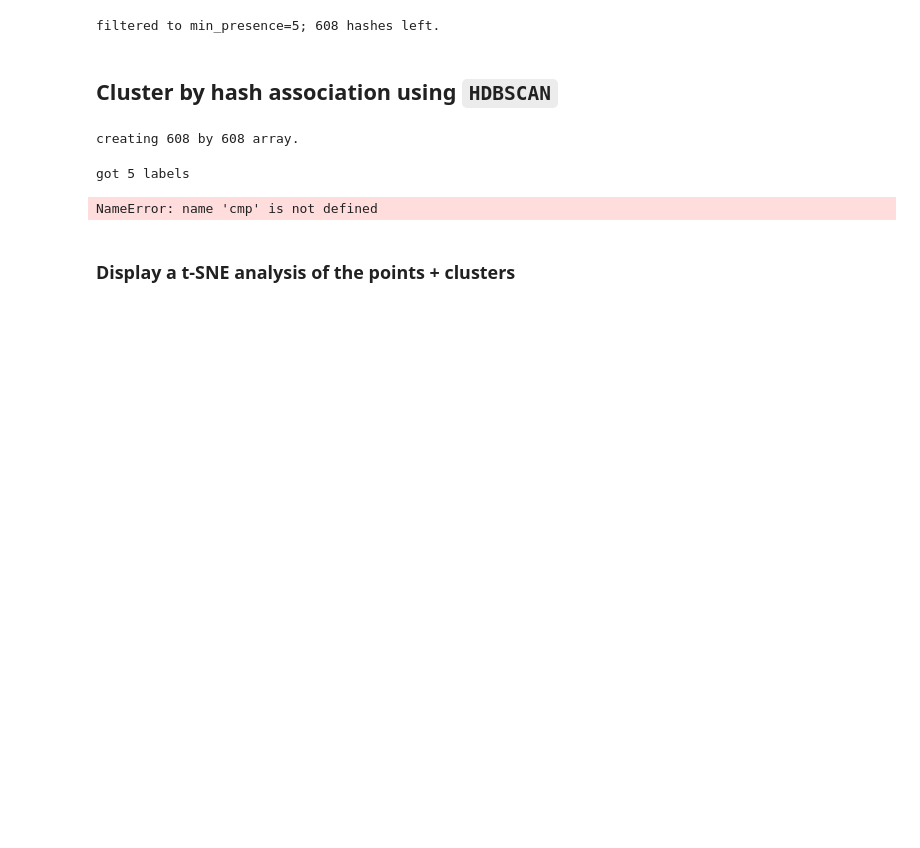
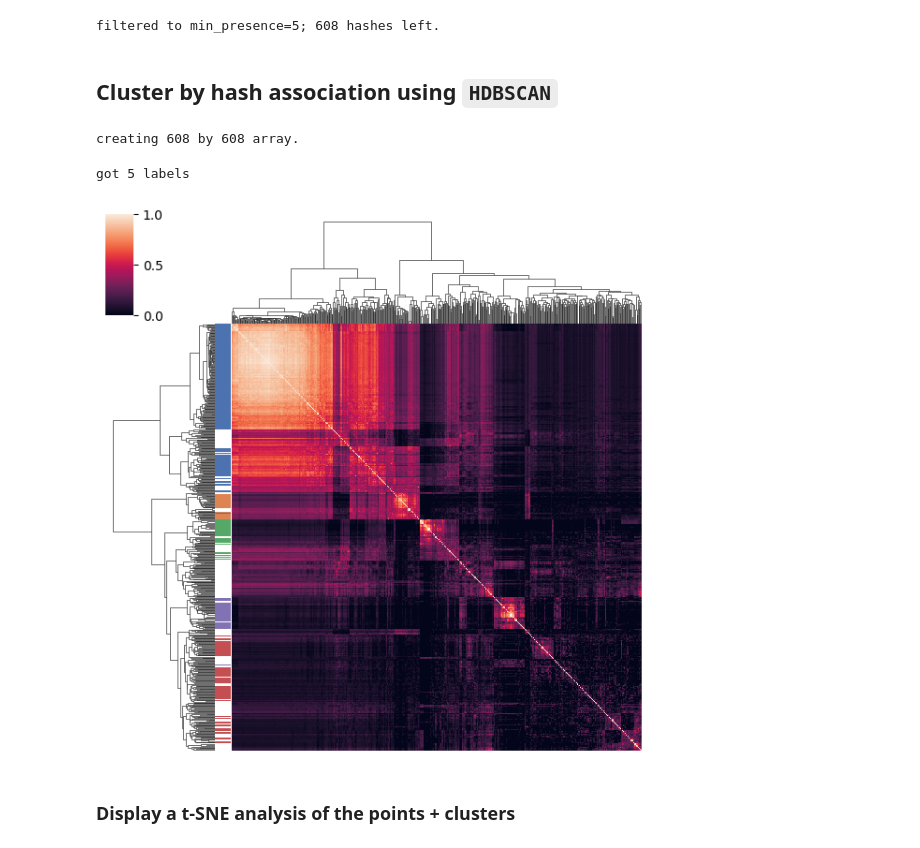
Before and after one commit to ctb/2024-pangenome-hash-corr, a Jupyter notebook: hdbscan.ipynb, the cells around one changed output. Saved outputs shown, nothing was run; the diff lists cells and outputs as text; code cells hidden in the pictures; blank space fills up the shorter version.

```diff
--- a/hdbscan.ipynb
+++ b/hdbscan.ipynb
@@ -55,15 +55,15 @@ creating 608 by 608 array.
 # %%
 min_cluster_size=15
 labels = sklearn.cluster.HDBSCAN(min_cluster_size=min_cluster_size).fit_predict(1 - assoc_cmp)
 
 print(f'got {numpy.unique(labels).max() + 1} labels')
 palette = sns.color_palette('deep', numpy.unique(labels).max() + 1)
-cluster_colors = [palette[x] if x >= 0 else (0.0, 0.0, 0.0) for x in labels]
+cluster_colors = [palette[x] if x >= 0 else (1.0, 1.0, 1.0) for x in labels]
 
-fig = sns.clustermap(cmp, xticklabels=[], yticklabels=[], figsize=(6, 6), row_colors=cluster_colors) # pangenome_colors
+fig = sns.clustermap(assoc_cmp, xticklabels=[], yticklabels=[], figsize=(6, 6), row_colors=cluster_colors) # pangenome_colors
 # %% [output]
 got 5 labels
-NameError: name 'cmp' is not defined
+[figure, added]
 # %% [markdown]
 ### Display a t-SNE analysis of the points + clusters
 # %%
```
Also changed, not shown: parts of 4 cells of this notebook.
